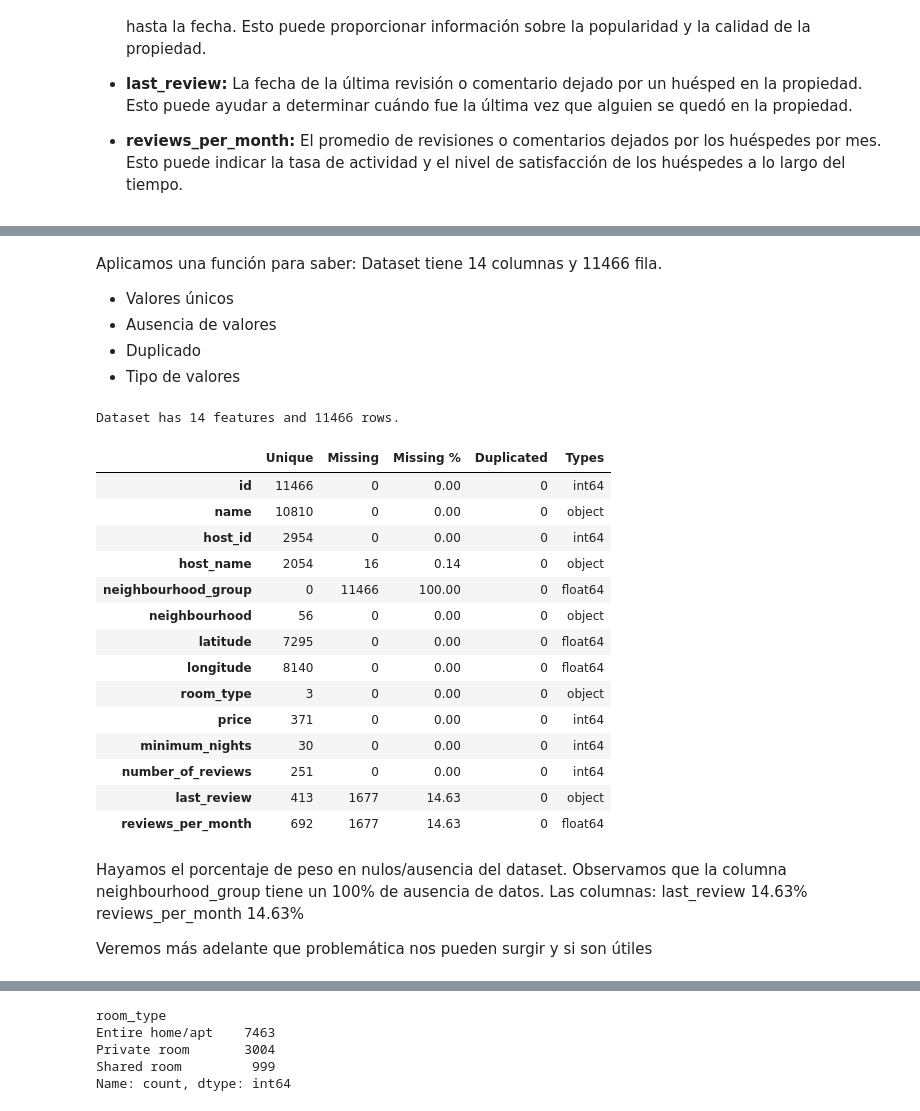
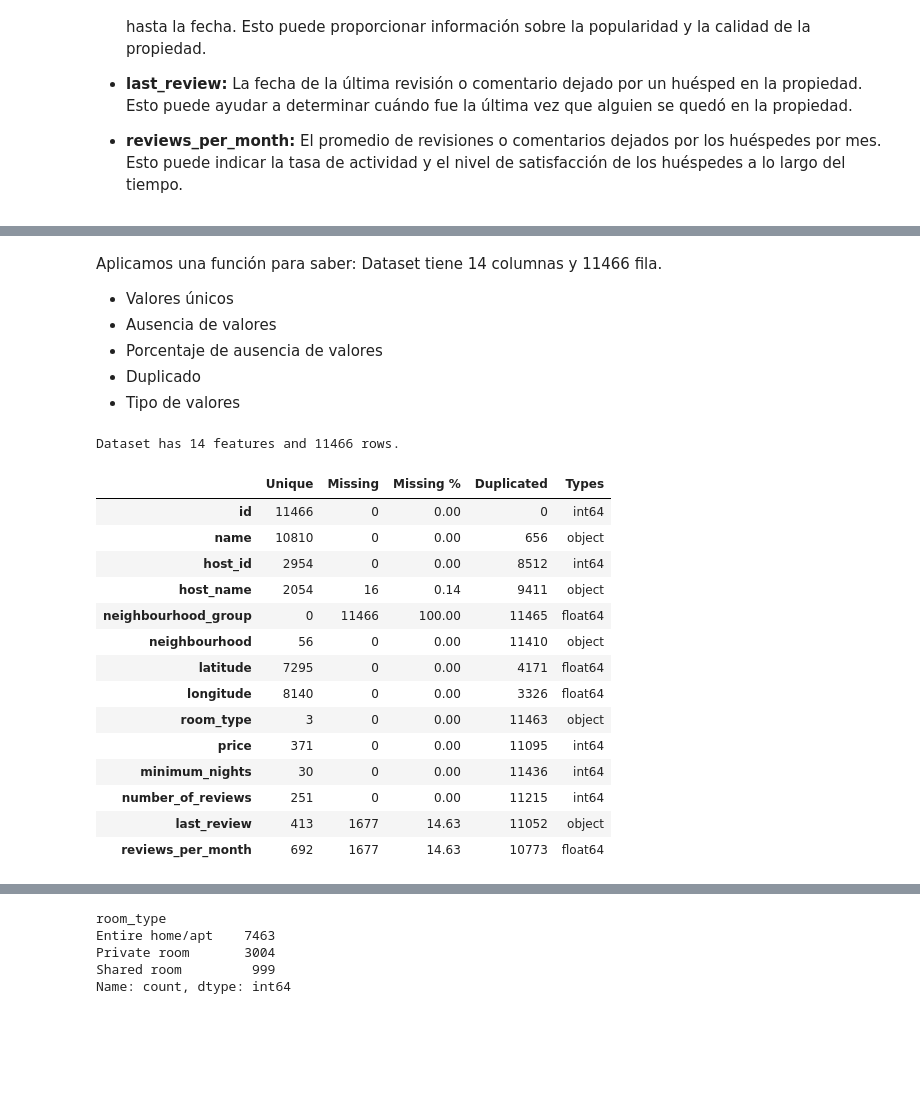
Before and after one commit to AI-School-F5-P2/Data_Analyst, a Jupyter notebook: Cities/Tokyo.ipynb, the cells around one changed output, grey strips where cells are left out. Saved outputs shown, nothing was run; the diff lists cells and outputs as text; code cells hidden in the pictures; blank space fills up the shorter version.

```diff
--- a/Cities/Tokyo.ipynb
+++ b/Cities/Tokyo.ipynb
@@ -72,45 +81,42 @@ Aplicamos una función para saber:
 Dataset tiene 14 columnas y 11466 fila.
 - Valores únicos
 - Ausencia de valores
+- Porcentaje de ausencia de valores
 - Duplicado
 - Tipo de valores
 # %%
 def summary(df):
     total_values = df.shape[0]
     missing_data = df.isnull().sum()
     missing_percentage = (missing_data / total_values) * 100
+    duplicated_counts = [df[col].duplicated().sum() for col in df.columns]
     print(f"Dataset has {df.shape[1]} features and {df.shape[0]} rows.")
+
     summary = pd.DataFrame(index=df.columns)
     summary["Unique"] = df.nunique().values
     summary["Missing"] = df.isnull().sum().values
     summary['Missing %'] = ((missing_data / total_values) * 100).round(2)
-    summary["Duplicated"] = df.duplicated().sum()
+    summary["Duplicated"] = duplicated_counts
     summary["Types"] = df.dtypes
+
     return summary
 
+# Call the summary function with your DataFrame
 summary(df)
 # %% [output]
 Dataset has 14 features and 11466 rows.
 |  | Unique | Missing | Missing % | Duplicated | Types |
 | id | 11466 | 0 | 0.00 | 0 | int64 |
-| name | 10810 | 0 | 0.00 | 0 | object |
-| host_id | 2954 | 0 | 0.00 | 0 | int64 |
-| host_name | 2054 | 16 | 0.14 | 0 | object |
-| neighbourhood_group | 0 | 11466 | 100.00 | 0 | float64 |
-| neighbourhood | 56 | 0 | 0.00 | 0 | object |
-| latitude | 7295 | 0 | 0.00 | 0 | float64 |
-| longitude | 8140 | 0 | 0.00 | 0 | float64 |
-| room_type | 3 | 0 | 0.00 | 0 | object |
-| price | 371 | 0 | 0.00 | 0 | int64 |
-| minimum_nights | 30 | 0 | 0.00 | 0 | int64 |
-| number_of_reviews | 251 | 0 | 0.00 | 0 | int64 |
-| last_review | 413 | 1677 | 14.63 | 0 | object |
-| reviews_per_month | 692 | 1677 | 14.63 | 0 | float64 |
+| name | 10810 | 0 | 0.00 | 656 | object |
+| host_id | 2954 | 0 | 0.00 | 8512 | int64 |
+| host_name | 2054 | 16 | 0.14 | 9411 | object |
+| neighbourhood_group | 0 | 11466 | 100.00 | 11465 | float64 |
+| neighbourhood | 56 | 0 | 0.00 | 11410 | object |
+| latitude | 7295 | 0 | 0.00 | 4171 | float64 |
+| longitude | 8140 | 0 | 0.00 | 3326 | float64 |
+| room_type | 3 | 0 | 0.00 | 11463 | object |
+| price | 371 | 0 | 0.00 | 11095 | int64 |
+| minimum_nights | 30 | 0 | 0.00 | 11436 | int64 |
+| number_of_reviews | 251 | 0 | 0.00 | 11215 | int64 |
+| last_review | 413 | 1677 | 14.63 | 11052 | object |
+| reviews_per_month | 692 | 1677 | 14.63 | 10773 | float64 |
-# %% [markdown]
-Hayamos el porcentaje de peso en nulos/ausencia del dataset.
-Observamos que la columna neighbourhood_group tiene un 100% de ausencia de datos.
-Las columnas:
-last_review             14.63%
-reviews_per_month       14.63%
-
-Veremos más adelante que problemática nos pueden surgir y si son útiles
```
Also changed, not shown: parts of 10 cells of this notebook.
